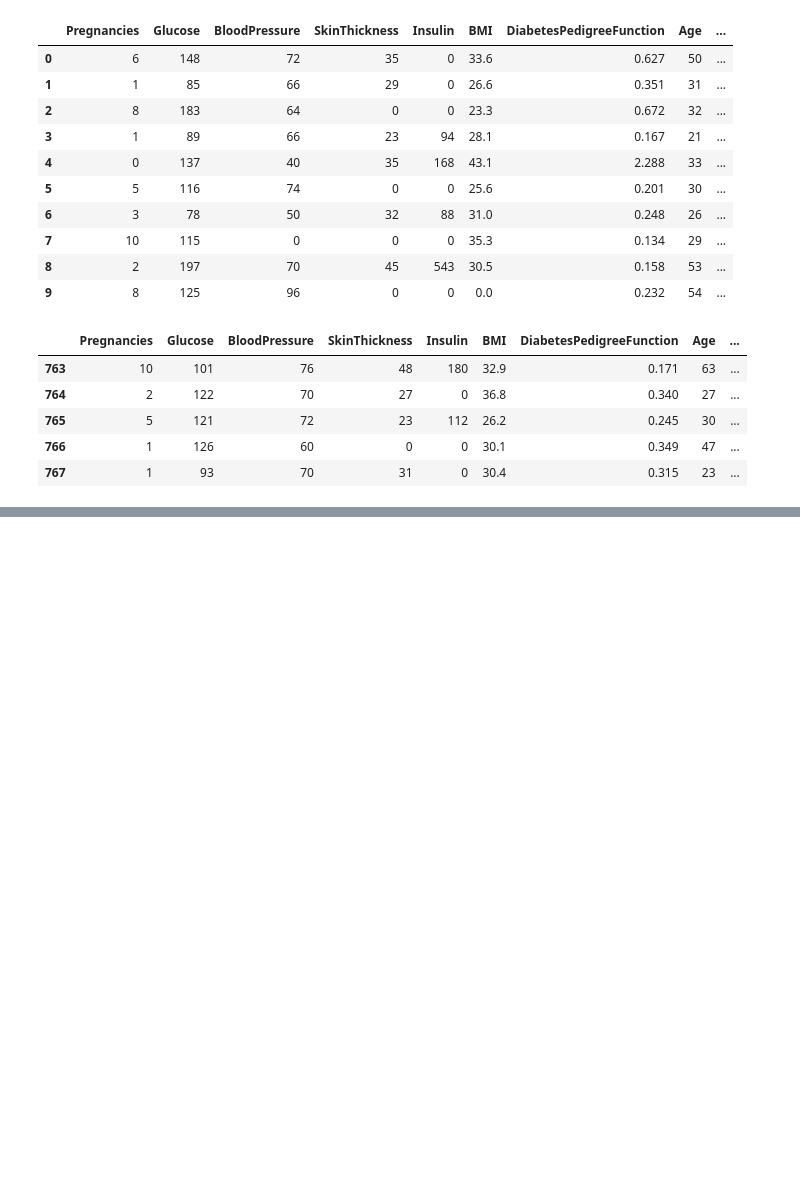
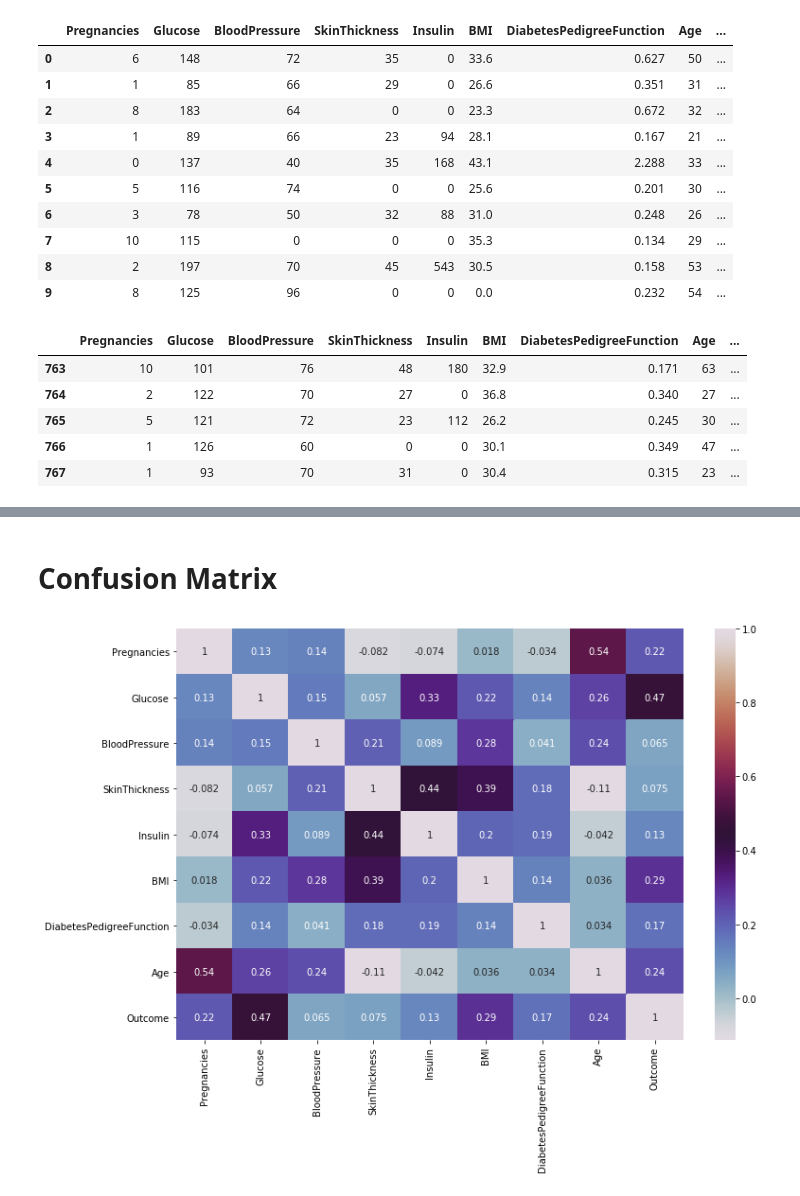
Before and after one commit to Suhask98/Diabetes-prediction, a Jupyter notebook: diabetes_code.ipynb, the cells around one changed output, grey strips where cells are left out. Saved outputs shown, nothing was run; the diff lists cells and outputs as text; code cells hidden in the pictures; blank space fills up the shorter version.

```diff
--- a/diabetes_code.ipynb
+++ b/diabetes_code.ipynb
@@ -318,0 +61,13 @@ TypeError: '(slice(None, None, None), slice(0, 8, None))' is an invalid key
+# %% [markdown]
+# Confusion Matrix
+# %%
+## Confusion matrix
+#get correlation between each feature in the dataset
+cor_mat = df.corr()
+top_corr_features = cor_mat.index
+plt.figure(figsize=(12,8))
+#plot heat map
+g=sns.heatmap(df[top_corr_features].corr(),annot=True,cmap="twilight")
+plt.show()
+# %% [output]
+[figure, added]
```
Also changed, not shown: parts of 51 cells of this notebook.
